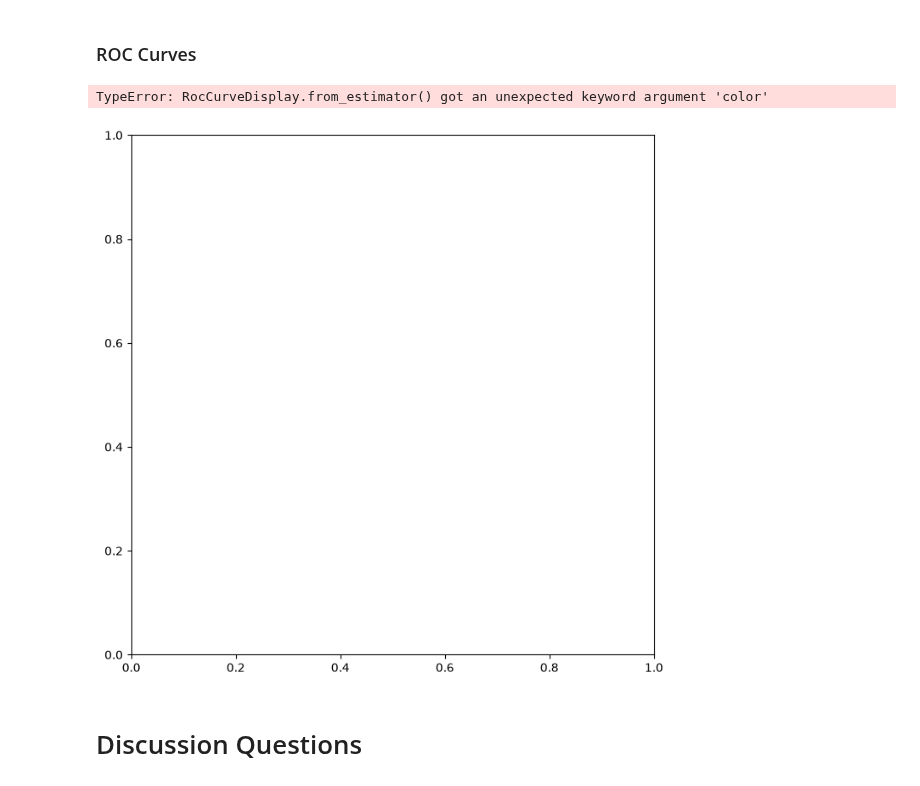
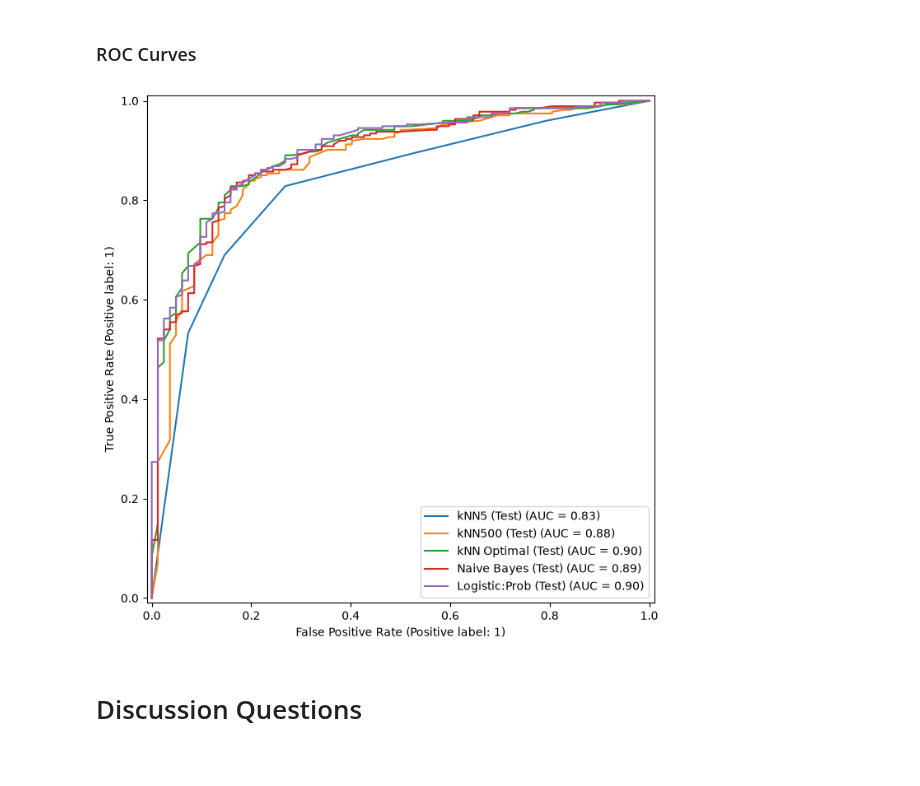
Before and after one commit to Importantpigs/code_2600, a Jupyter notebook: mod06_classification.ipynb, the cells around one changed output. Cells and saved outputs as stored; diff of their text form; code cells hidden in the pictures.

```diff
--- a/mod06_classification.ipynb
+++ b/mod06_classification.ipynb
@@ -380,40 +380,39 @@ fig, ax = subplots(figsize=(8,8))
 roc_curve_est(knn5,
               X_test_array,
               y_test,
               name='kNN5 (Test)',
-              color='r',
+              ##color='r',
               ax=ax);
 
 roc_curve_est(knn500,
               X_test_array,
               y_test,
               name='kNN500 (Test)',
-              color='y',
+              ##color='y',
               ax=ax);
 
 roc_curve_est(knn_opt,
               X_test_array,
               y_test,
               name='kNN Optimal (Test)',
-              color='g',
+              ##color='g',
               ax=ax);
 
 roc_curve_est(naive,
               X_test_array,
               y_test,
               name='Naive Bayes (Test)',
-              color='m',
+              ##color='m',
               ax=ax);
 
 roc_curve_pred(y_test,
                probs_test,
                name='Logistic:Prob (Test)',
-               color='b',
+               ##color='b',
                ax=ax);
 #fig
 # %% [output]
-TypeError: RocCurveDisplay.from_estimator() got an unexpected keyword argument 'color'
-[figure, old version]
+[figure, new version]
 # %% [markdown]
 # Discussion Questions
 # %% [markdown]
```
Also changed, not shown: parts of 2 cells of this notebook.
